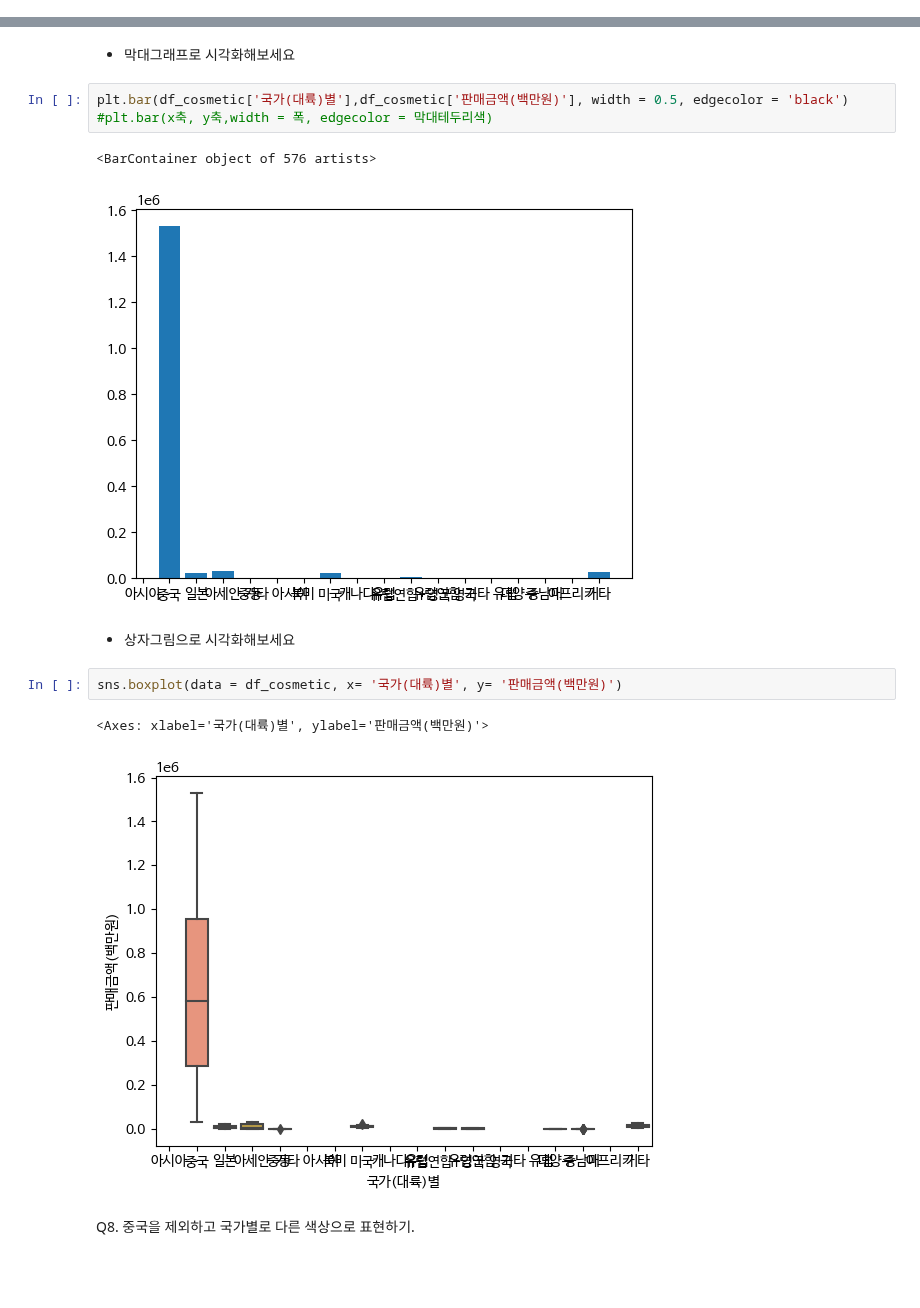
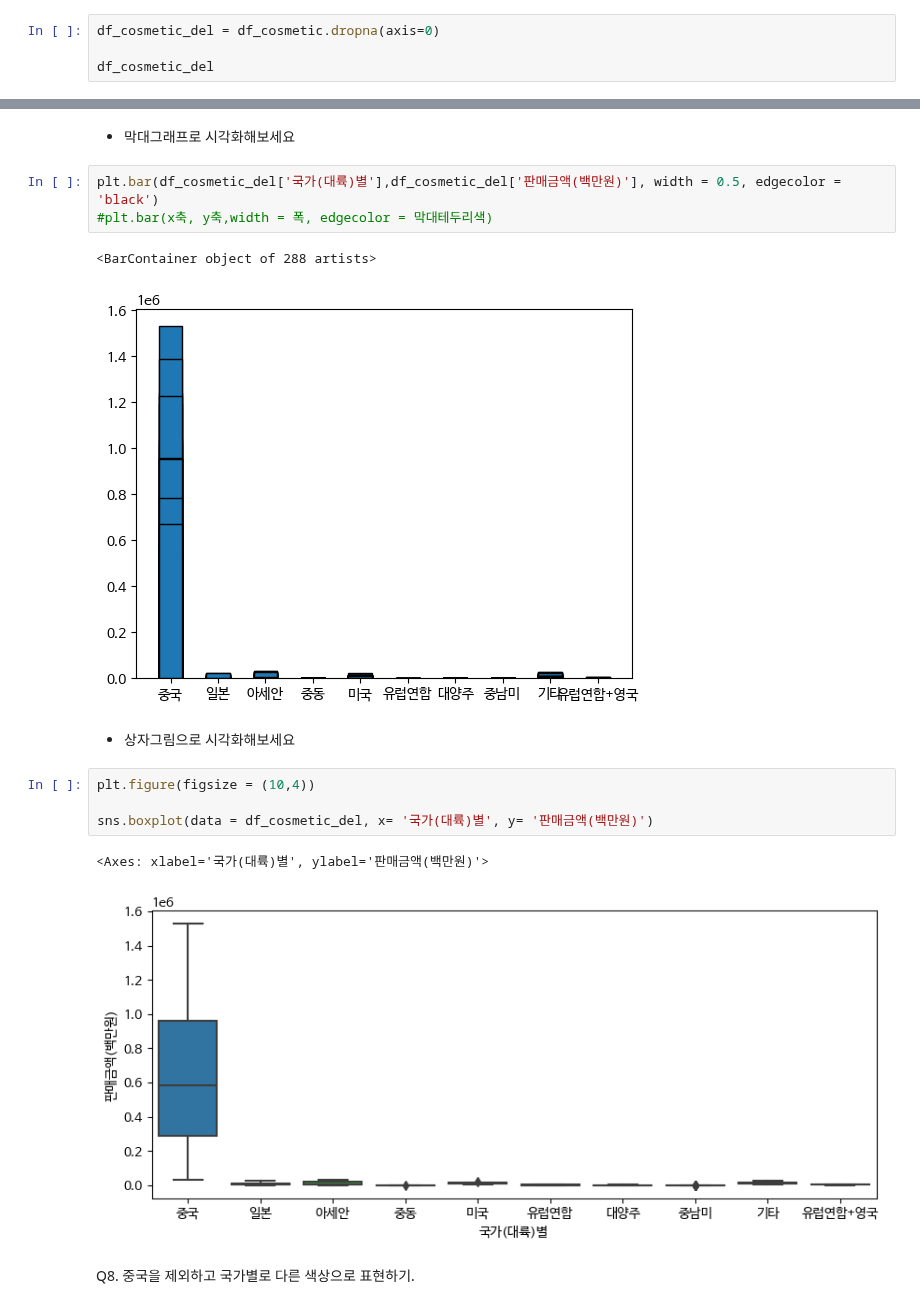
Before and after one commit to guscldns/TestProject, a Jupyter notebook: 0514/07_온라인쇼핑해외판매_Pandas및시각화(실습)_현치운.ipynb, the cells around one changed output, grey strips where cells are left out. Saved outputs shown, nothing was run; the diff lists cells and outputs as text; blank space fills up the shorter version.

```diff
--- a/0514/07_온라인쇼핑해외판매_Pandas및시각화(실습)_현치운.ipynb
+++ b/0514/07_온라인쇼핑해외판매_Pandas및시각화(실습)_현치운.ipynb
@@ -319,3 +312,7 @@ df_cosmetic
 | 30939 | 아프리카 | 화장품 | 계 | 2021.4/4 | NaN | 2021 | 1 |
 | 30990 | 기타 | 화장품 | 계 | 2021.4/4 | 4530.0 | 2021 | 1 |
 576 rows × 7 columns
+# %%
+df_cosmetic_del = df_cosmetic.dropna(axis=0)
+
+df_cosmetic_del
@@ -336,18 +347,20 @@ Q7. 국가 대륙별로 다른 색상으로 표현해보기.
 # %% [markdown]
 - 막대그래프로 시각화해보세요
 # %%
-plt.bar(df_cosmetic['국가(대륙)별'],df_cosmetic['판매금액(백만원)'], width = 0.5, edgecolor = 'black')
+plt.bar(df_cosmetic_del['국가(대륙)별'],df_cosmetic_del['판매금액(백만원)'], width = 0.5, edgecolor = 'black')
 #plt.bar(x축, y축,width = 폭, edgecolor = 막대테두리색)
 # %% [output]
-<BarContainer object of 576 artists>
+<BarContainer object of 288 artists>
-[figure, old version]
+[figure, new version]
 # %% [markdown]
 - 상자그림으로 시각화해보세요
 # %%
-sns.boxplot(data = df_cosmetic, x= '국가(대륙)별', y= '판매금액(백만원)')
+plt.figure(figsize = (10,4))
+
+sns.boxplot(data = df_cosmetic_del, x= '국가(대륙)별', y= '판매금액(백만원)')
 # %% [output]
 <Axes: xlabel='국가(대륙)별', ylabel='판매금액(백만원)'>
-[figure, old version]
+[figure, new version]
 # %% [markdown]
 Q8. 중국을 제외하고 국가별로 다른 색상으로 표현하기.
 # %%
```
Also changed, not shown: parts of 9 cells of this notebook.
